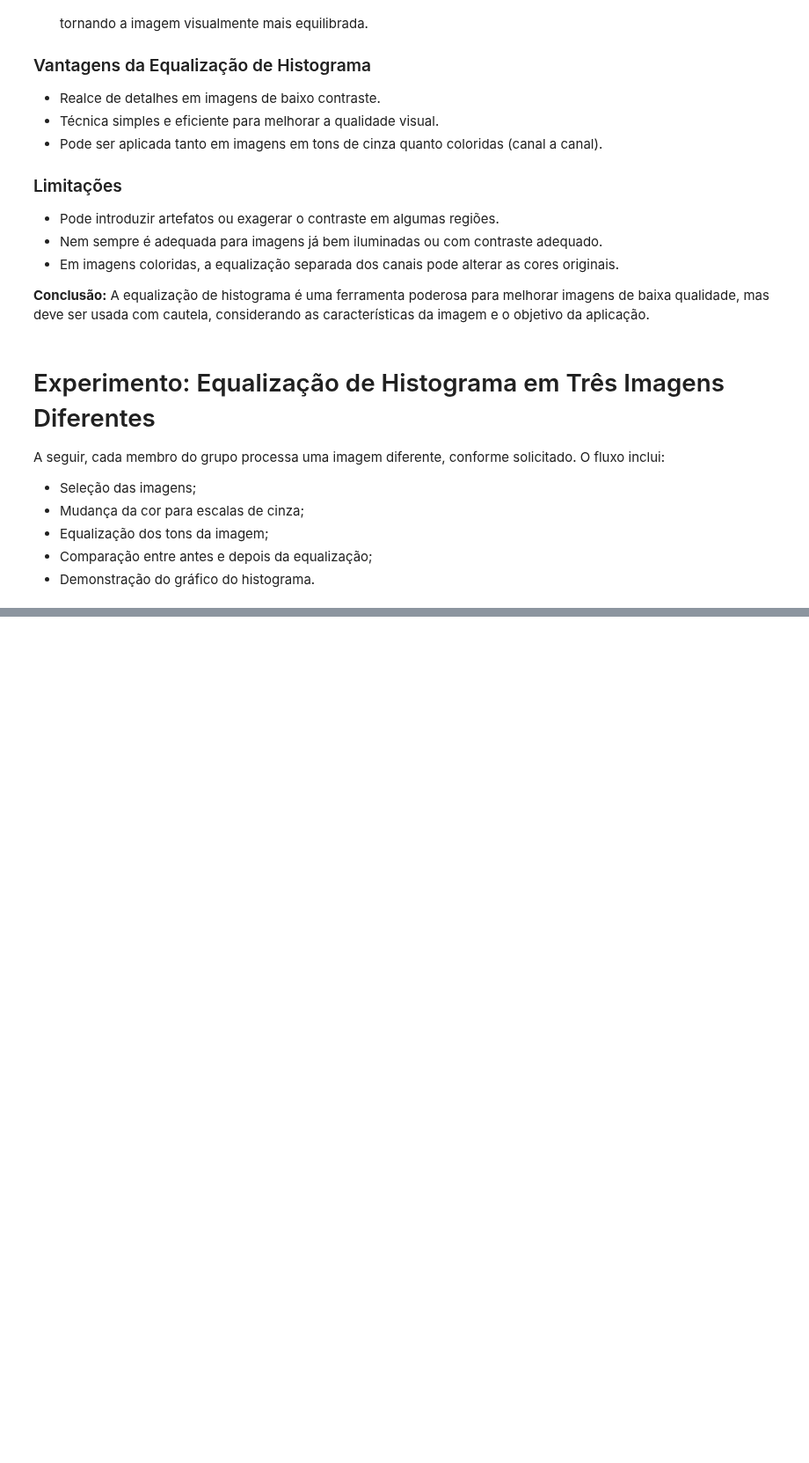
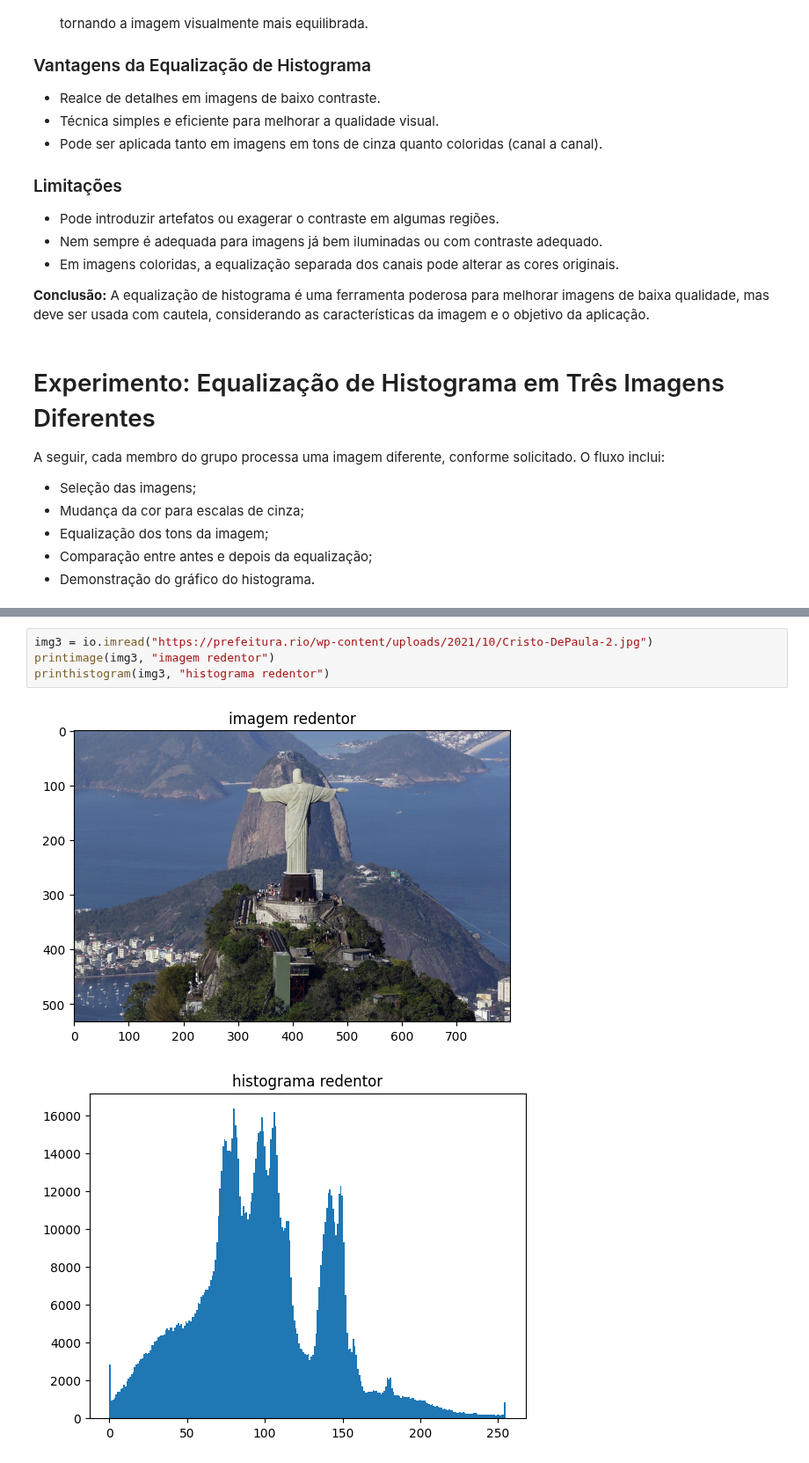
Before and after one commit to FelipeMajor/Projeto_Limiarizacao, a Jupyter notebook: Main.ipynb, the cells around one changed output, grey strips where cells are left out. Shown at 88% size. Saved outputs shown, nothing was run; the diff lists cells and outputs as text; blank space fills up the shorter version.

```diff
--- a/Main.ipynb
+++ b/Main.ipynb
@@ -121,0 +127,7 @@ NameError: name 'io' is not defined
+# %%
+img3 = io.imread("https://prefeitura.rio/wp-content/uploads/2021/10/Cristo-DePaula-2.jpg")
+printimage(img3, "imagem redentor")
+printhistogram(img3, "histograma redentor")
+# %% [output]
+[figure, added]
+[figure, added]
```
Also changed, not shown: parts of 18 cells of this notebook, 2 other files.
